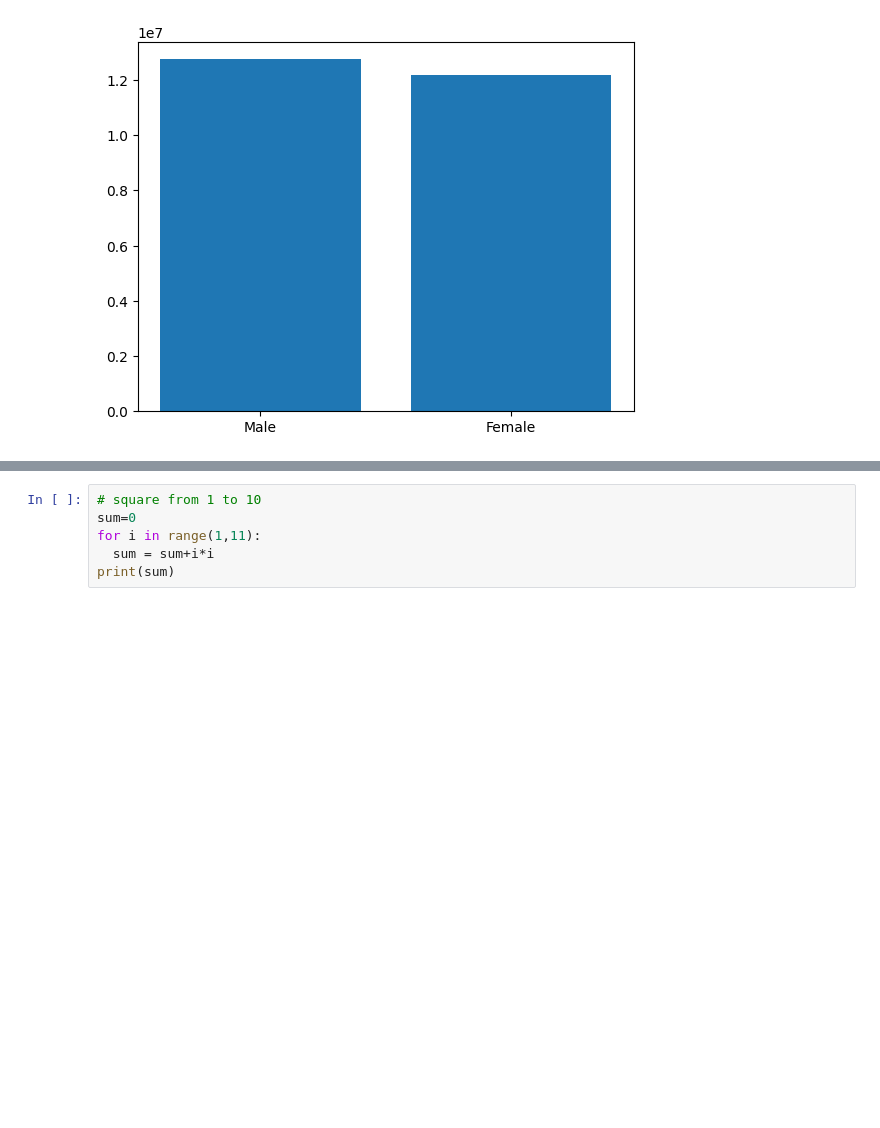
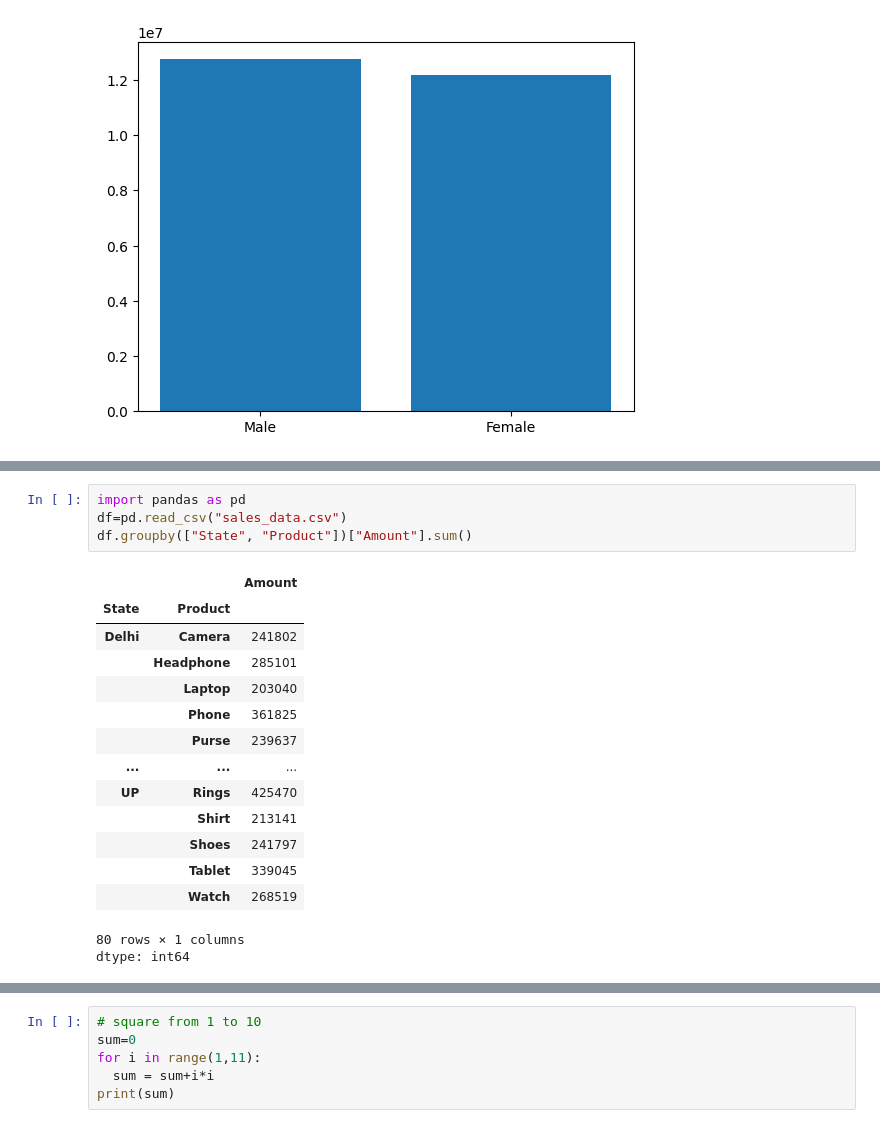
Before and after one commit to priyankarana5650-commits/PriyankaRana, a Jupyter notebook: PriyaRana11.ipynb, the cells around one changed output, grey strips where cells are left out. Cells and saved outputs as stored; diff of their text form; blank space fills up the shorter version.

```diff
--- a/PriyaRana11.ipynb
+++ b/PriyaRana11.ipynb
@@ -349 +359,21 @@ plt.show()
+# %%
+import pandas as pd
+df=pd.read_csv("sales_data.csv")
+df.groupby(["State", "Product"])["Amount"].sum()
+# %% [output]
+|  |  | Amount |
+| State | Product |  |
+| Delhi | Camera | 241802 |
+|  | Headphone | 285101 |
+|  | Laptop | 203040 |
+|  | Phone | 361825 |
+|  | Purse | 239637 |
+| ... | ... | ... |
+| UP | Rings | 425470 |
+|  | Shirt | 213141 |
+|  | Shoes | 241797 |
+|  | Tablet | 339045 |
+|  | Watch | 268519 |
+80 rows × 1 columns
+dtype: int64
 # %%
```
Also changed, not shown: parts of 3 cells of this notebook.
